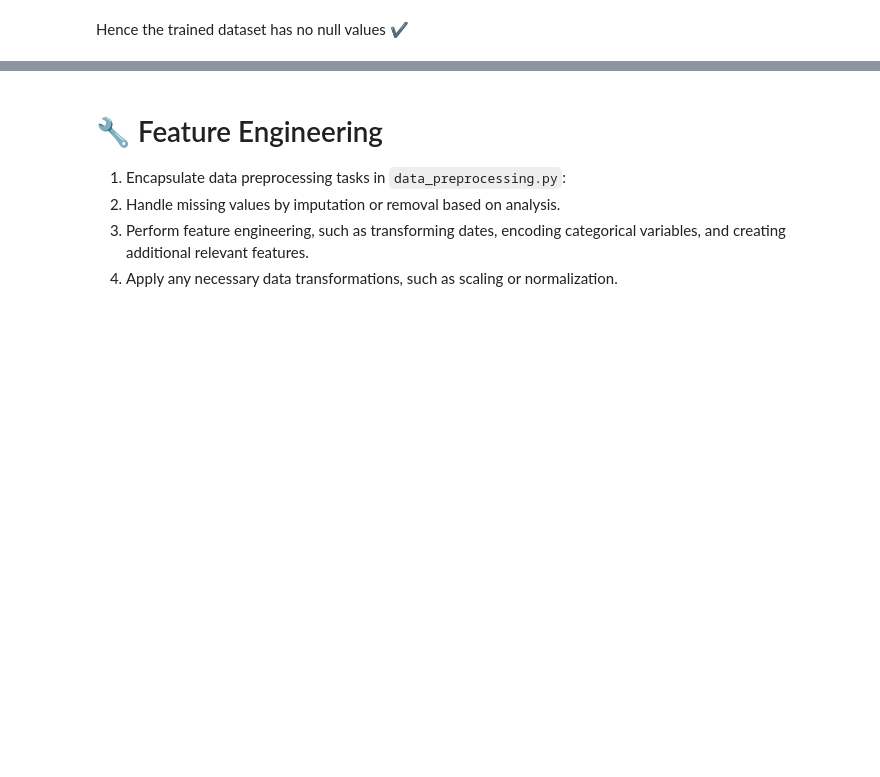
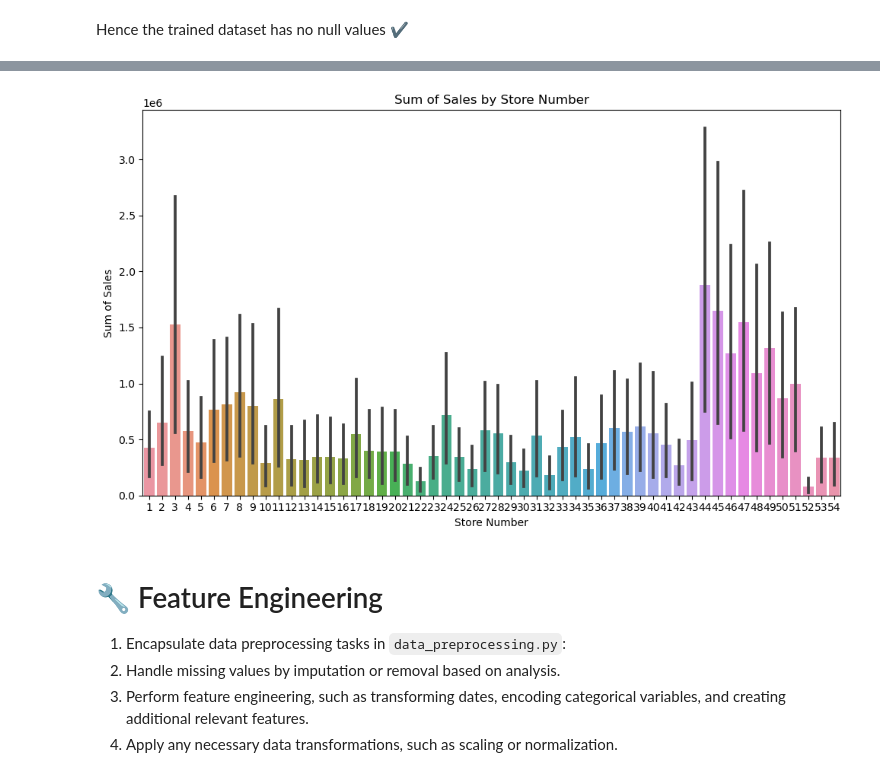
Before and after one commit to rbrox/IBM-dataSci, a Jupyter notebook: ProfitProMax/sales_forecasting.ipynb, the cells around one changed output, grey strips where cells are left out. Saved outputs shown, nothing was run; the diff lists cells and outputs as text; code cells hidden in the pictures; blank space fills up the shorter version.

```diff
--- a/ProfitProMax/sales_forecasting.ipynb
+++ b/ProfitProMax/sales_forecasting.ipynb
@@ -114,0 +203,14 @@ Hence the trained dataset has no null values ✔️
+# %%
+
+grouped_sales_df = grouped_sales.reset_index()
+
+# Plotting the sum of sales by store number using a bar plot
+plt.figure(figsize=(10, 6))
+sns.barplot(x='store_nbr', y='sales', data=grouped_sales_df)
+plt.xlabel('Store Number')
+plt.ylabel('Sum of Sales')
+plt.title('Sum of Sales by Store Number')
+plt.tight_layout()
+plt.show()
+# %% [output]
+[figure, added]
```
Also changed, not shown: parts of 11 cells of this notebook, 1 other file.
